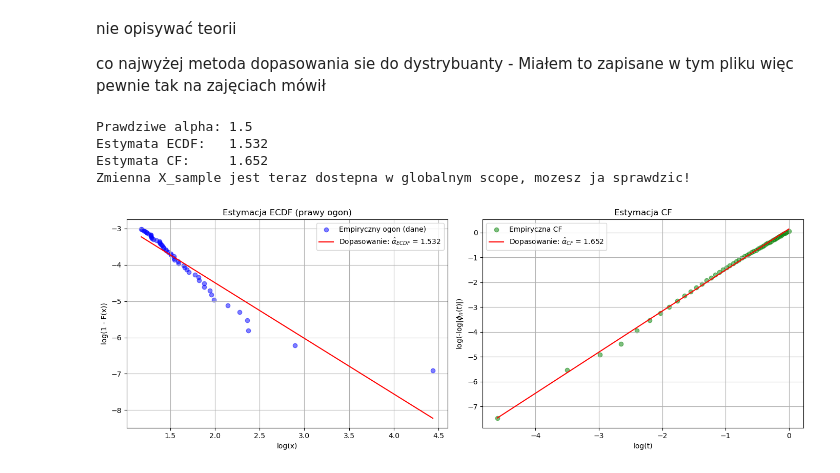
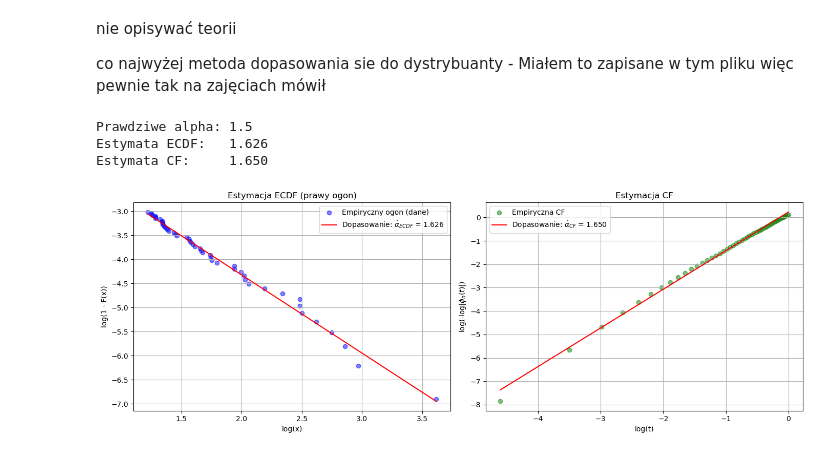
Before and after one commit to BartoszMichalak13/Raports-CSoSP, a Jupyter notebook: raporciątko.ipynb, the cells around one changed output. Saved outputs shown, nothing was run; the diff lists cells and outputs as text; code cells hidden in the pictures.

```diff
--- a/raporciątko.ipynb
+++ b/raporciątko.ipynb
@@ -11,8 +14,12 @@ from tqdm import tqdm # Do paska postępu w symulacjach
 # %%
-def genZ(alpha, beta, theta, W):
-    if alpha == 1:
-        Z = (2/np.pi) * (((np.pi/2)+beta*theta)*np.tan(theta) - beta*np.log((np.pi/2)*W*np.cos(theta)/((np.pi/2)+beta*theta)))
+def get_random_a_stable(alpha, beta, gamma, delta):
+    theta = np.random.uniform()*math.pi - math.pi/2
+    theta_0 = np.arctan(beta*np.tan(math.pi*alpha/2))/alpha
+    W = np.random.exponential()
+
+    if a == 1:
+        Z = 2/math.pi * ( (math.pi/2 + beta*theta)*np.tan(theta) - beta*np.log((math.pi/2 * W*np.cos(theta)) / (math.pi/2 + beta*theta)) )
+        return gamma*Z + (delta + beta * 2/math.pi * gamma * np.log(gamma))
     else:
-        theta0 = np.arctan(beta*np.tan(np.pi*alpha/2))/alpha
-        Z = (np.sin(alpha*(theta0 + theta))/((np.cos(alpha*theta0)*np.cos(theta))**(1/alpha))) * ((np.cos(alpha*theta0 + (alpha - 1)*theta)/W)**((1-alpha)/alpha))
-    return Z
+        Z = np.sin(alpha*(theta_0 + theta)) / ((np.cos(alpha*theta_0)*np.cos(theta))**(1/alpha)) * ( np.cos(alpha*theta_0 + (a - 1)*theta) / W )**((1 - alpha)/alpha)
+        return gamma*Z + delta
@@ -131,52 +112,28 @@ np.random.seed(42) # Dla powtarzalności wyników
 # %%
-# np.random.seed(42)
-# # X_sample = levy_stable.rvs(true_alpha, beta, loc=delta, scale=gamma, size=n_samples)
-# X_sample = generate_sample(n_samples, true_alpha, beta, gamma, delta)
-
-# # Obliczenia dla wykresów
-# alpha_ecdf = estimate_alpha_ecdf(X_sample)
-# alpha_cf = estimate_alpha_cf(X_sample)
-
-# plt.figure(figsize=(14, 5))
-
-# # Wykres 1: Dopasowanie w ogonie ECDF (skala log-log)
-# plt.subplot(1, 2, 1)
-# X_sorted = np.sort(X_sample)
-# X_pos = X_sorted[X_sorted > 0]
-# tail_frac = 0.1
-# n_tail = int(len(X_pos) * tail_frac)
-# X_tail = X_pos[-n_tail:]
-# surv_probs = np.arange(n_tail, 0, -1) / len(X_sorted)
-
-# log_x = np.log(X_tail)
-# log_y = np.log(surv_probs)
-
-
 # ---------------------------------------------------------
 # CZĘŚĆ (i) - Weryfikacja dla pojedynczej próbki
 # ---------------------------------------------------------
-# Losowanie tablic (wektorów) bezpośrednio w komórce
-theta_array = np.random.uniform(-np.pi/2, np.pi/2, N_samples)
-W_array = np.random.exponential(1, N_samples)
 
-# Generowanie rozkładu
-Z_array = genZ(true_alpha, beta, theta_array, W_array)
-X_sample = S(true_alpha, beta, gamma, delta, 0, Z_array)
+true_alpha = 1.5
+beta = 0.0
+gamma = 1.0
+delta = 0.0
+sample_count = 1000
 
-# Obliczenie estymat
-alpha_ecdf = estimate_alpha_ecdf(X_sample)
-alpha_cf = estimate_alpha_cf(X_sample)
+x_samples = np.array([get_random_a_stable(true_alpha, beta, gamma, delta) for _ in range(0, sample_count)])
+
+alpha_ecdf = estimate_alpha_ecdf(x_samples)
+alpha_cf = estimate_alpha_cf(x_samples)
 
 print(f"Prawdziwe alpha: {true_alpha}")
 print(f"Estymata ECDF:   {alpha_ecdf:.3f}")
 print(f"Estymata CF:     {alpha_cf:.3f}")
-print("Zmienna X_sample jest teraz dostepna w globalnym scope, mozesz ja sprawdzic!")
 
 plt.figure(figsize=(14, 5))
 
 # Wykres 1: Dopasowanie w ogonie ECDF (skala log-log)
 plt.subplot(1, 2, 1)
-X_sorted = np.sort(X_sample)
+X_sorted = np.sort(x_samples)
 X_pos = X_sorted[X_sorted > 0]
 tail_frac = 0.1
 n_tail = int(len(X_pos) * tail_frac)
@@ -200,7 +157,7 @@ plt.grid(True)
 # Wykres 2: Dopasowanie dla CF
 plt.subplot(1, 2, 2)
 t_vals = np.linspace(0.01, 1.0, 50)
-phi_n_abs = np.array([np.abs(np.mean(np.exp(1j * t * X_sample))) for t in t_vals])
+phi_n_abs = np.array([np.abs(np.mean(np.exp(1j * t * x_samples))) for t in t_vals])
 valid = (phi_n_abs > 0) & (phi_n_abs < 1)
 log_t = np.log(t_vals[valid])
 log_neg_log_phi = np.log(-np.log(phi_n_abs[valid]))
@@ -209,7 +166,7 @@ plt.scatter(log_t, log_neg_log_phi, color='green', alpha=0.5, label='Empiryczna
 fit_y_cf = alpha_cf * log_t + (log_neg_log_phi.mean() - alpha_cf * log_t.mean())
 plt.plot(log_t, fit_y_cf, color='red', label=f'Dopasowanie: $\\hat{{\\alpha}}_{{CF}}$ = {alpha_cf:.3f}')
 plt.xlabel('log(t)')
-plt.ylabel('log(-log|$\phi_n(t)$|)')
+plt.ylabel('log(-log|$\\phi_n(t)$|)')
 plt.title('Estymacja CF')
 plt.legend()
 plt.grid(True)
@@ -224,37 +181,36 @@ plt.show()
 # # Generowanie linii dopasowania
 # fit_y = -alpha_ecdf * log_x + (log_y.mean() - (-alpha_ecdf * log_x.mean()))
 # plt.plot(log_x, fit_y, color='red', label=f'Dopasowanie: $\\hat{{\\alpha}}_{{ECDF}}$ = {alpha_ecdf:.3f}')
 # plt.xlabel('log(x)')
 # plt.ylabel('log(1 - F(x))')
 # plt.title('Estymacja ECDF (prawy ogon)')
 # plt.legend()
 # plt.grid(True)
 
 # # Wykres 2: Dopasowanie dla CF
 # plt.subplot(1, 2, 2)
 # t_vals = np.linspace(0.01, 1.0, 50)
 # phi_n_abs = np.array([np.abs(np.mean(np.exp(1j * t * X_sample))) for t in t_vals])
 # valid = (phi_n_abs > 0) & (phi_n_abs < 1)
 # log_t = np.log(t_vals[valid])
 # log_neg_log_phi = np.log(-np.log(phi_n_abs[valid]))
 
 # plt.scatter(log_t, log_neg_log_phi, color='green', alpha=0.5, label='Empiryczna CF')
 # fit_y_cf = alpha_cf * log_t + (log_neg_log_phi.mean() - alpha_cf * log_t.mean())
 # plt.plot(log_t, fit_y_cf, color='red', label=f'Dopasowanie: $\\hat{{\\alpha}}_{{CF}}$ = {alpha_cf:.3f}')
 # plt.xlabel('log(t)')
 # plt.ylabel('log(-log|$\phi_n(t)$|)')
 # plt.title('Estymacja CF')
 # plt.legend()
 # plt.grid(True)
 
 # plt.tight_layout()
 # plt.show()
 # %% [output]
 Prawdziwe alpha: 1.5
-Estymata ECDF:   1.532
-Estymata CF:     1.652
-Zmienna X_sample jest teraz dostepna w globalnym scope, mozesz ja sprawdzic!
+Estymata ECDF:   1.626
+Estymata CF:     1.650
-[figure, old version]
+[figure, new version]
 # %%
 
 # ---------------------------------------------------------
```
Also changed, not shown: parts of 6 cells of this notebook.
